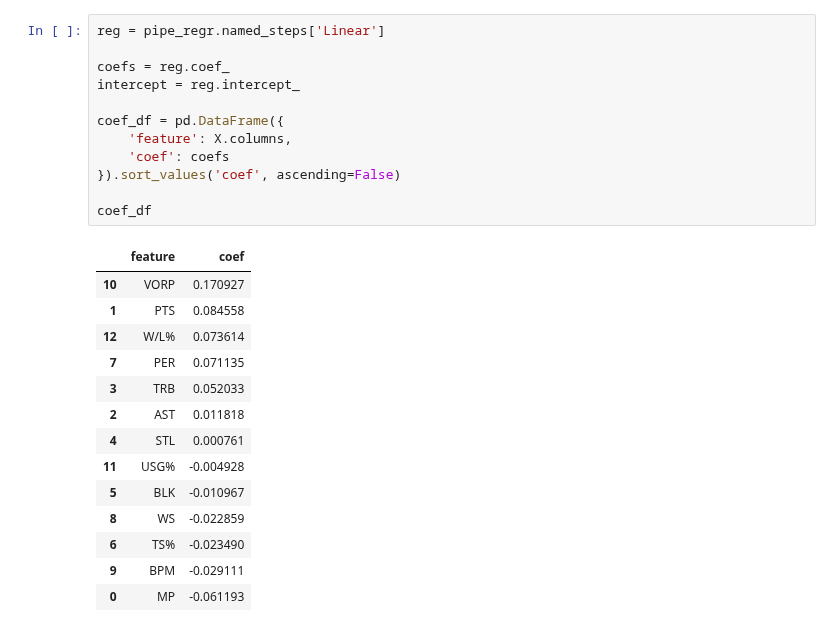
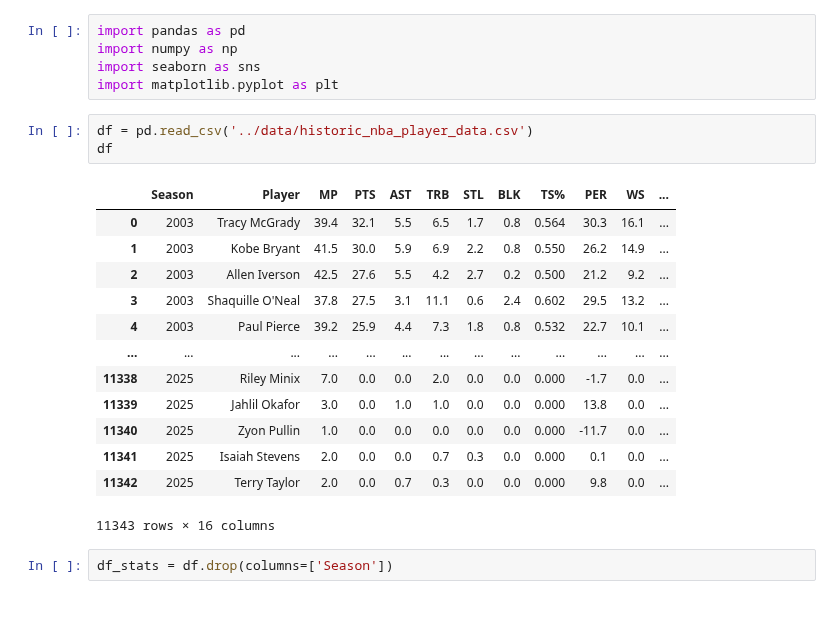
Before and after one commit to esencela/NBA_MVP_Predictor, a Jupyter notebook: notebooks/data_exploration.ipynb, the cells around one changed output. Drawn from its saved outputs; the diff is of its cells as text.

```diff
--- a/notebooks/data_exploration.ipynb
+++ b/notebooks/data_exploration.ipynb
@@ -686,27 +1,24 @@ R2 score: 0.9607967722143846
-# %%
-reg = pipe_regr.named_steps['Linear']
-
-coefs = reg.coef_
-intercept = reg.intercept_
-
-coef_df = pd.DataFrame({
-    'feature': X.columns,
-    'coef': coefs
-}).sort_values('coef', ascending=False)
-
-coef_df
-# %% [output]
-|  | feature | coef |
-| 10 | VORP | 0.170927 |
-| 1 | PTS | 0.084558 |
-| 12 | W/L% | 0.073614 |
-| 7 | PER | 0.071135 |
-| 3 | TRB | 0.052033 |
-| 2 | AST | 0.011818 |
-| 4 | STL | 0.000761 |
-| 11 | USG% | -0.004928 |
-| 5 | BLK | -0.010967 |
-| 8 | WS | -0.022859 |
-| 6 | TS% | -0.023490 |
-| 9 | BPM | -0.029111 |
-| 0 | MP | -0.061193 |
+# %%
+import pandas as pd
+import numpy as np
+import seaborn as sns
+import matplotlib.pyplot as plt
+# %%
+df = pd.read_csv('../data/historic_nba_player_data.csv')
+df
+# %% [output]
+|  | Season | Player | MP | PTS | AST | TRB | STL | BLK | TS% | PER | WS | ... |
+| 0 | 2003 | Tracy McGrady | 39.4 | 32.1 | 5.5 | 6.5 | 1.7 | 0.8 | 0.564 | 30.3 | 16.1 | ... |
+| 1 | 2003 | Kobe Bryant | 41.5 | 30.0 | 5.9 | 6.9 | 2.2 | 0.8 | 0.550 | 26.2 | 14.9 | ... |
+| 2 | 2003 | Allen Iverson | 42.5 | 27.6 | 5.5 | 4.2 | 2.7 | 0.2 | 0.500 | 21.2 | 9.2 | ... |
+| 3 | 2003 | Shaquille O'Neal | 37.8 | 27.5 | 3.1 | 11.1 | 0.6 | 2.4 | 0.602 | 29.5 | 13.2 | ... |
+| 4 | 2003 | Paul Pierce | 39.2 | 25.9 | 4.4 | 7.3 | 1.8 | 0.8 | 0.532 | 22.7 | 10.1 | ... |
+| ... | ... | ... | ... | ... | ... | ... | ... | ... | ... | ... | ... | ... |
+| 11338 | 2025 | Riley Minix | 7.0 | 0.0 | 0.0 | 2.0 | 0.0 | 0.0 | 0.000 | -1.7 | 0.0 | ... |
+| 11339 | 2025 | Jahlil Okafor | 3.0 | 0.0 | 1.0 | 1.0 | 0.0 | 0.0 | 0.000 | 13.8 | 0.0 | ... |
+| 11340 | 2025 | Zyon Pullin | 1.0 | 0.0 | 0.0 | 0.0 | 0.0 | 0.0 | 0.000 | -11.7 | 0.0 | ... |
+| 11341 | 2025 | Isaiah Stevens | 2.0 | 0.0 | 0.0 | 0.7 | 0.3 | 0.0 | 0.000 | 0.1 | 0.0 | ... |
+| 11342 | 2025 | Terry Taylor | 2.0 | 0.0 | 0.7 | 0.3 | 0.0 | 0.0 | 0.000 | 9.8 | 0.0 | ... |
+11343 rows × 16 columns
+# %%
+df_stats = df.drop(columns=['Season'])
```
Also changed, not shown: parts of 65 cells of this notebook, 6 other files.
